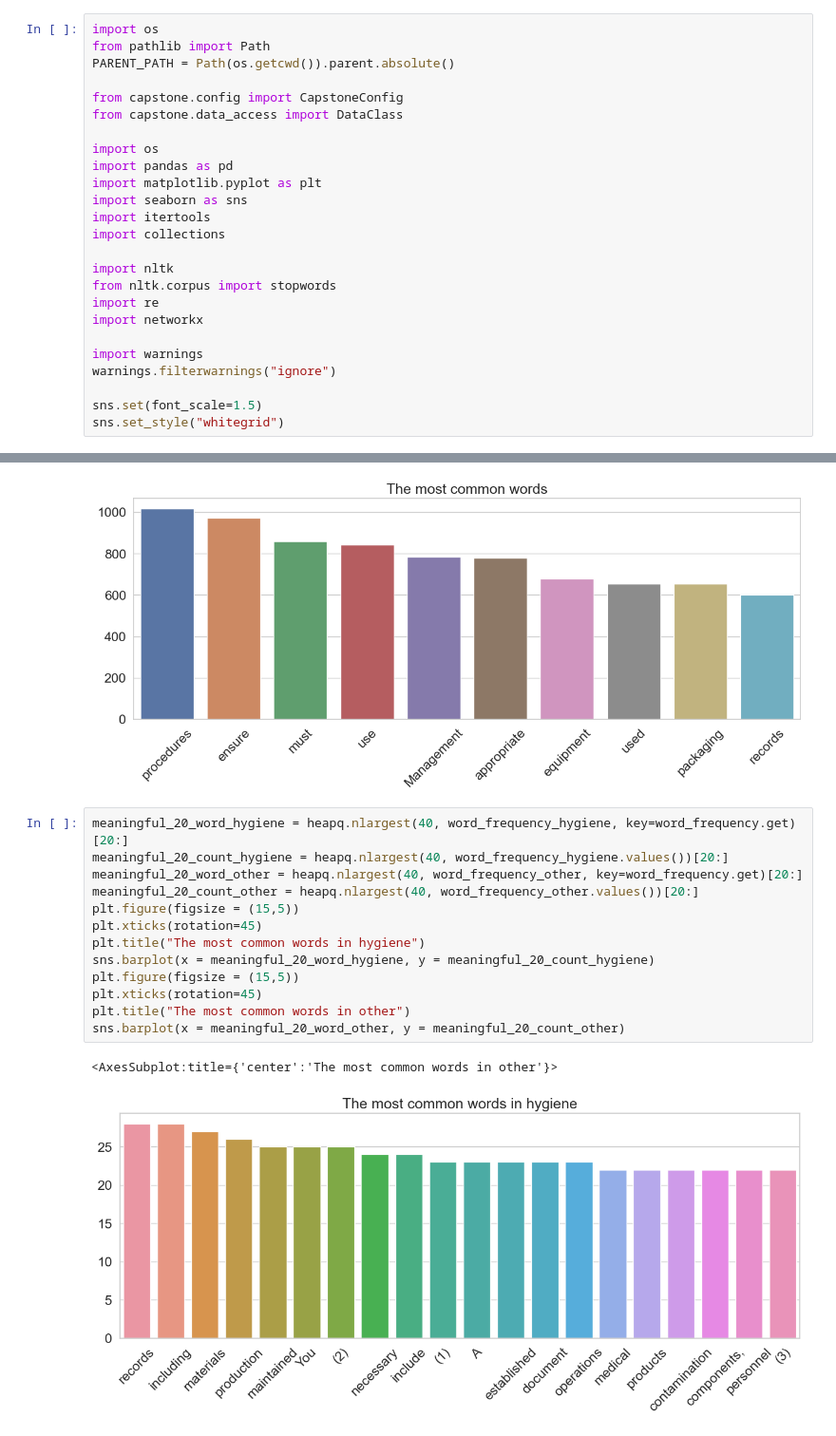
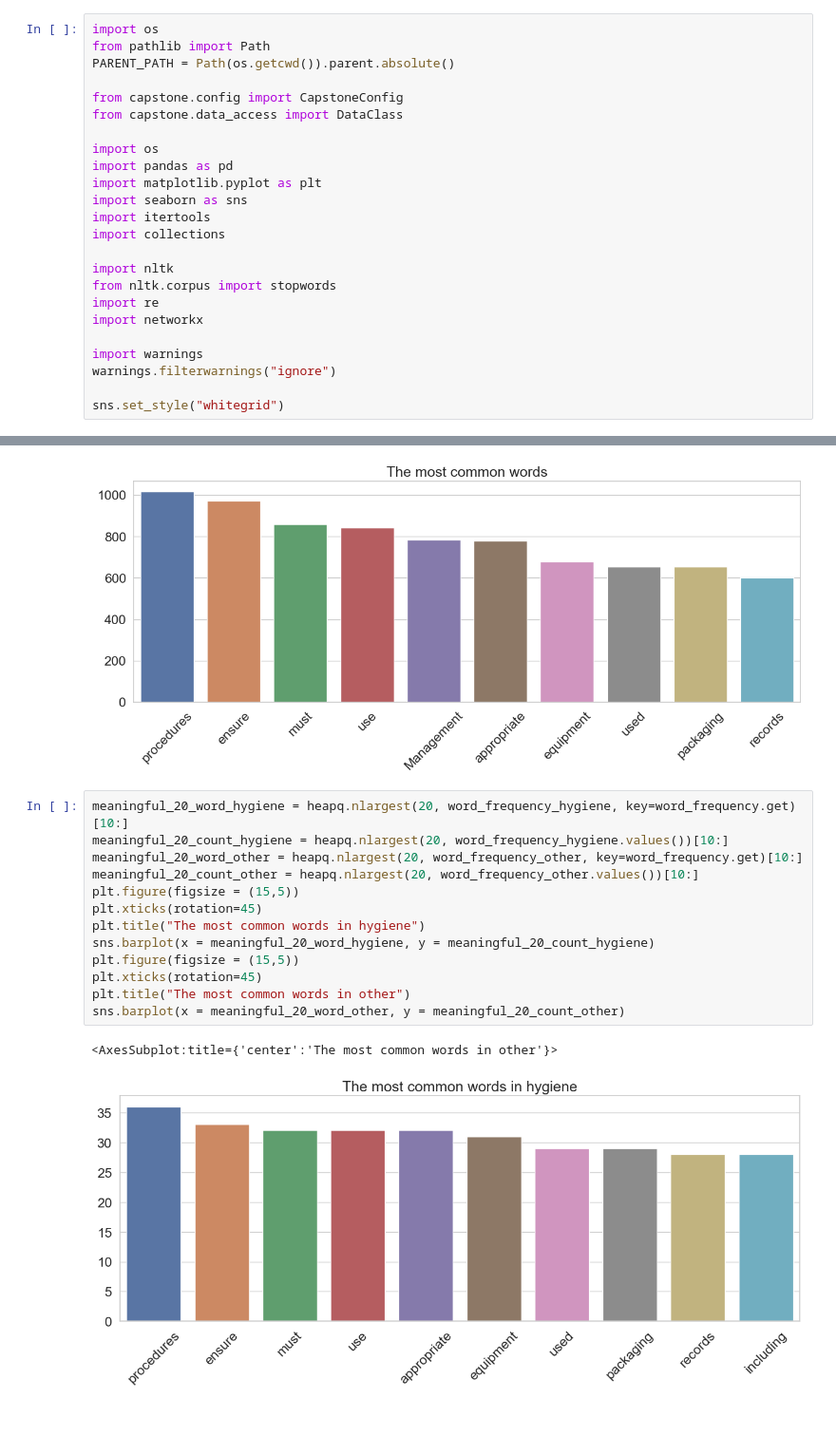
Before and after one commit to vishu-tyagi/JNJ-Capstone-Project, a Jupyter notebook: notebooks/eda.ipynb, the cells around one changed output, grey strips where cells are left out. Shown at 95% size. Cells and saved outputs as stored; diff of their text form.

Commit message:
fix word fre

```diff
--- a/notebooks/eda.ipynb
+++ b/notebooks/eda.ipynb
@@ -21,7 +21,6 @@ import networkx
 import warnings
 warnings.filterwarnings("ignore")
 
-sns.set(font_scale=1.5)
 sns.set_style("whitegrid")
 # %%
 config = CapstoneConfig()
@@ -161,18 +155,18 @@ sns.barplot(x = meaningful_20_word, y = meaningful_20_count)
 <AxesSubplot:title={'center':'The most common words'}>
 [figure]
 # %%
-meaningful_20_word_hygiene = heapq.nlargest(40, word_frequency_hygiene, key=word_frequency.get)[20:]
-meaningful_20_count_hygiene = heapq.nlargest(40, word_frequency_hygiene.values())[20:]
-meaningful_20_word_other = heapq.nlargest(40, word_frequency_other, key=word_frequency.get)[20:]
-meaningful_20_count_other = heapq.nlargest(40, word_frequency_other.values())[20:]
+meaningful_20_word_hygiene = heapq.nlargest(20, word_frequency_hygiene, key=word_frequency.get)[10:]
+meaningful_20_count_hygiene = heapq.nlargest(20, word_frequency_hygiene.values())[10:]
+meaningful_20_word_other = heapq.nlargest(20, word_frequency_other, key=word_frequency.get)[10:]
+meaningful_20_count_other = heapq.nlargest(20, word_frequency_other.values())[10:]
 plt.figure(figsize = (15,5))
 plt.xticks(rotation=45)
 plt.title("The most common words in hygiene")
 sns.barplot(x = meaningful_20_word_hygiene, y = meaningful_20_count_hygiene)
 plt.figure(figsize = (15,5))
 plt.xticks(rotation=45)
 plt.title("The most common words in other")
 sns.barplot(x = meaningful_20_word_other, y = meaningful_20_count_other)
 # %% [output]
 <AxesSubplot:title={'center':'The most common words in other'}>
-[figure, old version]
+[figure, new version]
```
Also changed, not shown: parts of 8 cells of this notebook.
